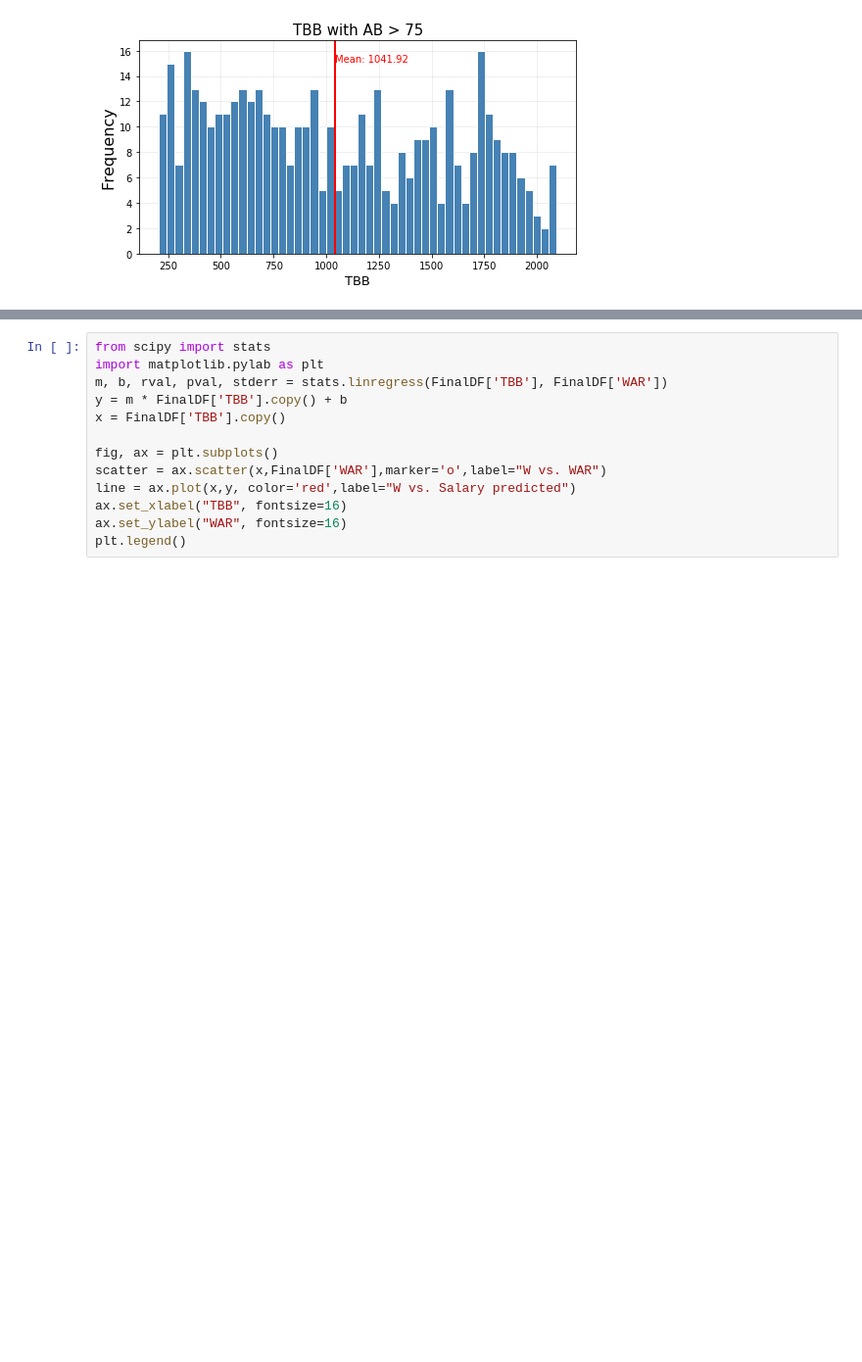
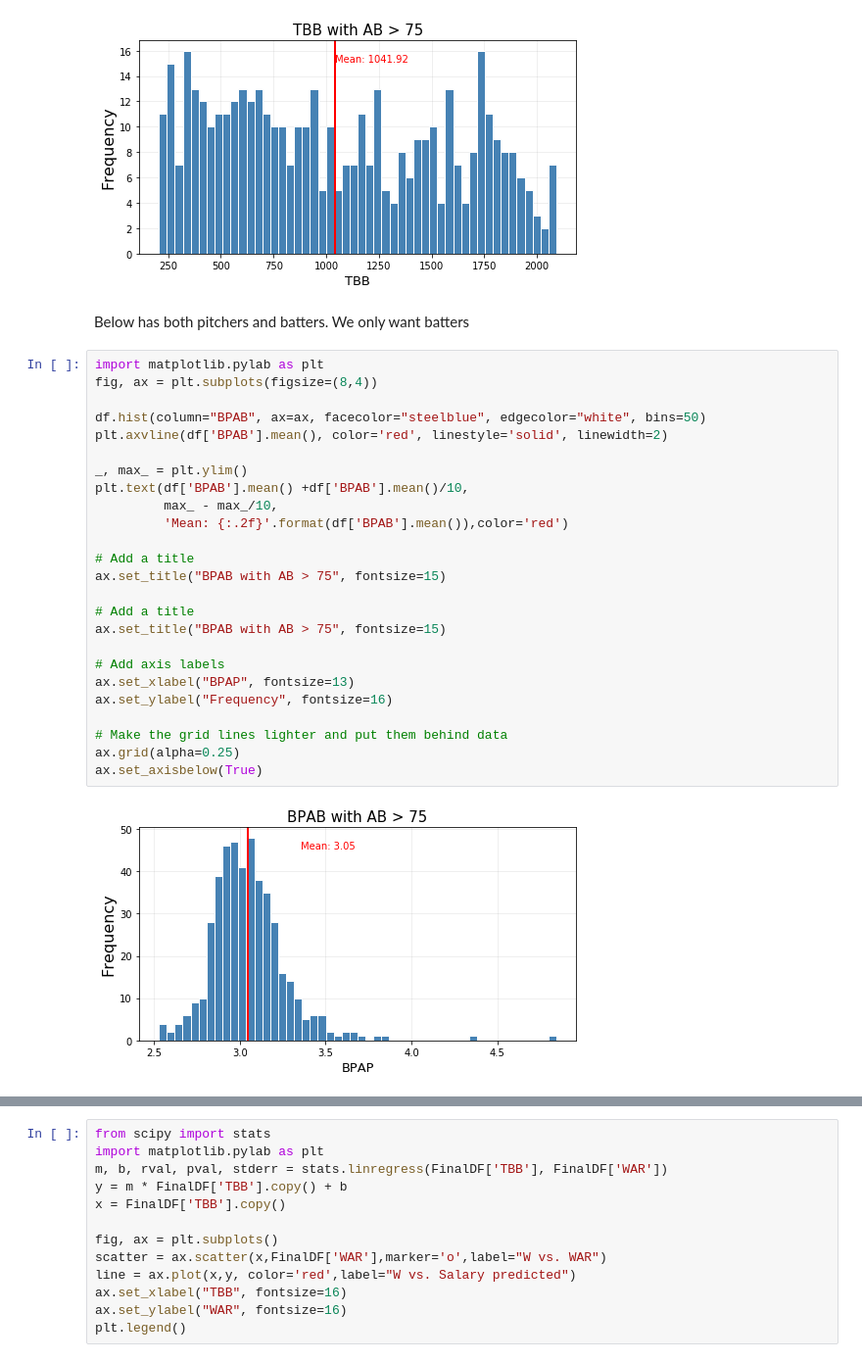
Before and after one commit to Morenju1363/DataMinningProject, a Jupyter notebook: Datamining (2).ipynb, the cells around one changed output, grey strips where cells are left out. Shown at 98% size. Saved outputs shown, nothing was run; the diff lists cells and outputs as text; blank space fills up the shorter version.

```diff
--- a/Datamining (2).ipynb
+++ b/Datamining (2).ipynb
@@ -156,6 +168,35 @@ ax.grid(alpha=0.25)
 ax.set_axisbelow(True)
 # %% [output]
 [figure]
+# %% [markdown]
+Below has both pitchers and batters. We only want batters
+# %%
+import matplotlib.pylab as plt
+fig, ax = plt.subplots(figsize=(8,4))
+
+df.hist(column="BPAB", ax=ax, facecolor="steelblue", edgecolor="white", bins=50)
+plt.axvline(df['BPAB'].mean(), color='red', linestyle='solid', linewidth=2)
+
+_, max_ = plt.ylim()
+plt.text(df['BPAB'].mean() +df['BPAB'].mean()/10,
+         max_ - max_/10,
+         'Mean: {:.2f}'.format(df['BPAB'].mean()),color='red')
+
+# Add a title
+ax.set_title("BPAB with AB > 75", fontsize=15)
+
+# Add a title
+ax.set_title("BPAB with AB > 75", fontsize=15)
+
+# Add axis labels
+ax.set_xlabel("BPAP", fontsize=13)
+ax.set_ylabel("Frequency", fontsize=16)
+
+# Make the grid lines lighter and put them behind data
+ax.grid(alpha=0.25)
+ax.set_axisbelow(True)
+# %% [output]
+[figure, added]
 # %%
 #MLR from pandas
 #you can also use statsmodels for linear regression
```
Also changed, not shown: parts of 12 cells of this notebook, 4 other files.
